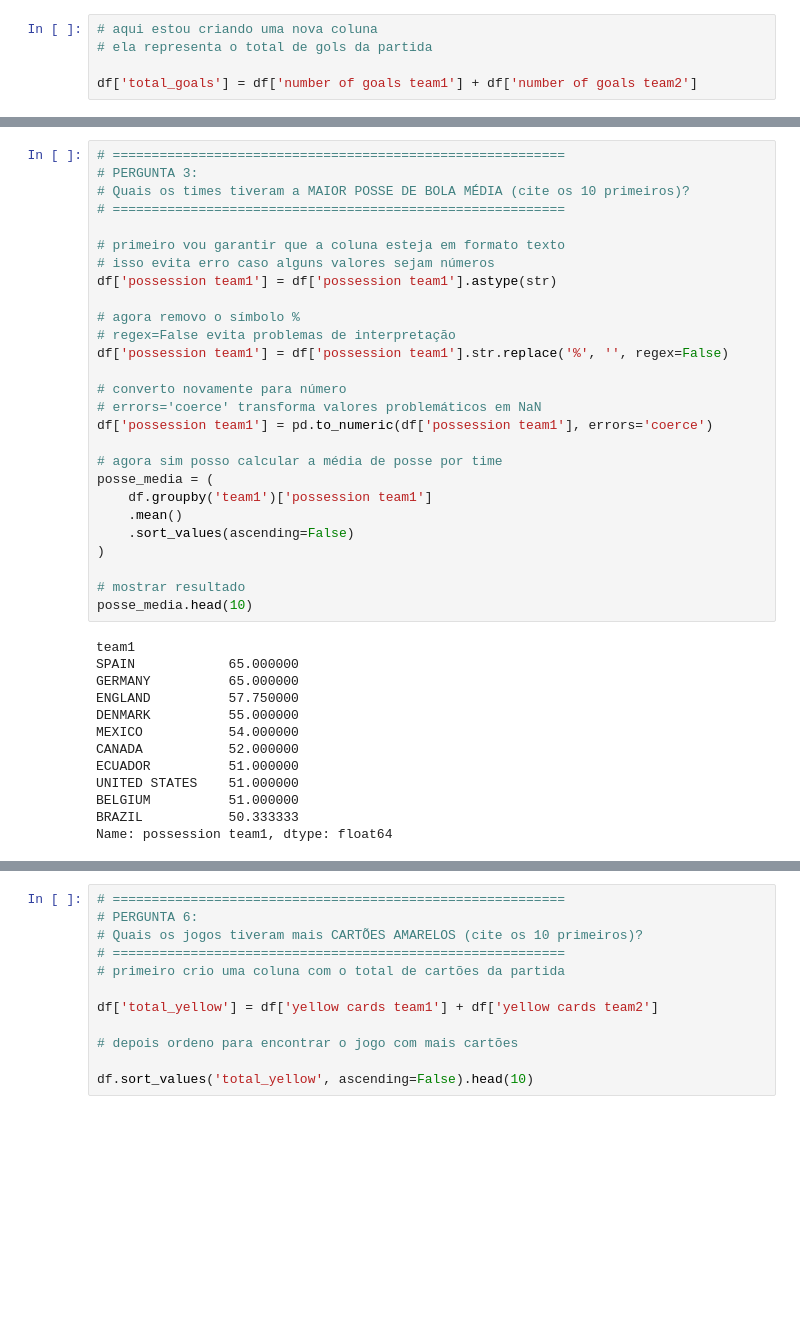
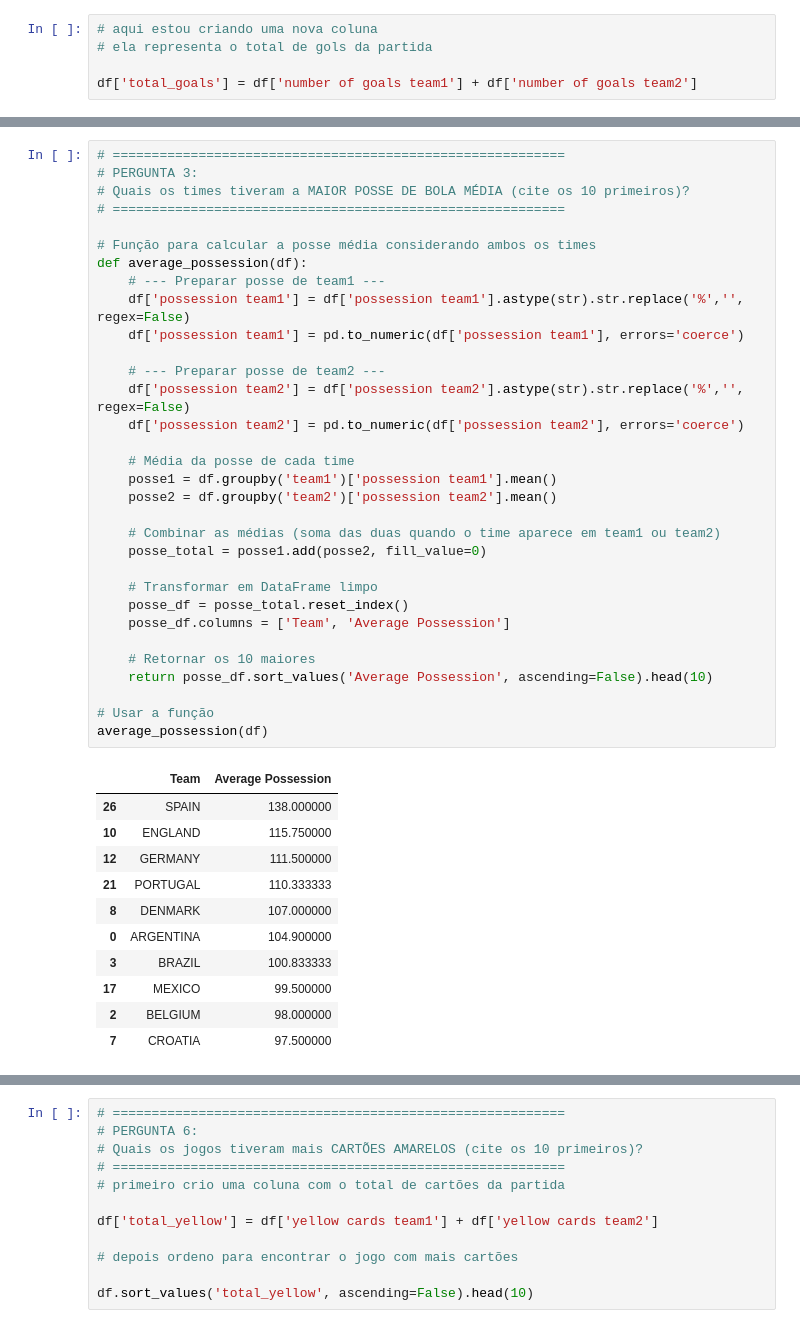
Before and after one commit to denisemasar/project, a Jupyter notebook: project.ipynb, the cells around one changed output, grey strips where cells are left out. Cells and saved outputs as stored; diff of their text form; blank space fills up the shorter version.

```diff
--- a/project.ipynb
+++ b/project.ipynb
@@ -246,43 +256,47 @@ df.sort_values('total_goals', ascending=False).head(10)
 # %%
 # ==========================================================
 # PERGUNTA 3:
 # Quais os times tiveram a MAIOR POSSE DE BOLA MÉDIA (cite os 10 primeiros)?
 # ==========================================================
 
-# primeiro vou garantir que a coluna esteja em formato texto
-# isso evita erro caso alguns valores sejam números
-df['possession team1'] = df['possession team1'].astype(str)
+# Função para calcular a posse média considerando ambos os times
+def average_possession(df):
+    # --- Preparar posse de team1 ---
+    df['possession team1'] = df['possession team1'].astype(str).str.replace('%','', regex=False)
+    df['possession team1'] = pd.to_numeric(df['possession team1'], errors='coerce')
 
-# agora removo o símbolo %
-# regex=False evita problemas de interpretação
-df['possession team1'] = df['possession team1'].str.replace('%', '', regex=False)
+    # --- Preparar posse de team2 ---
+    df['possession team2'] = df['possession team2'].astype(str).str.replace('%','', regex=False)
+    df['possession team2'] = pd.to_numeric(df['possession team2'], errors='coerce')
 
-# converto novamente para número
-# errors='coerce' transforma valores problemáticos em NaN
-df['possession team1'] = pd.to_numeric(df['possession team1'], errors='coerce')
+    # Média da posse de cada time
+    posse1 = df.groupby('team1')['possession team1'].mean()
+    posse2 = df.groupby('team2')['possession team2'].mean()
 
-# agora sim posso calcular a média de posse por time
-posse_media = (
-    df.groupby('team1')['possession team1']
-    .mean()
-    .sort_values(ascending=False)
-)
+    # Combinar as médias (soma das duas quando o time aparece em team1 ou team2)
+    posse_total = posse1.add(posse2, fill_value=0)
 
-# mostrar resultado
-posse_media.head(10)
+    # Transformar em DataFrame limpo
+    posse_df = posse_total.reset_index()
+    posse_df.columns = ['Team', 'Average Possession']
+
+    # Retornar os 10 maiores
+    return posse_df.sort_values('Average Possession', ascending=False).head(10)
+
+# Usar a função
+average_possession(df)
 # %% [output]
-team1
-SPAIN            65.000000
-GERMANY          65.000000
-ENGLAND          57.750000
-DENMARK          55.000000
-MEXICO           54.000000
-CANADA           52.000000
-ECUADOR          51.000000
-UNITED STATES    51.000000
-BELGIUM          51.000000
-BRAZIL           50.333333
-Name: possession team1, dtype: float64
+|  | Team | Average Possession |
+| 26 | SPAIN | 138.000000 |
+| 10 | ENGLAND | 115.750000 |
+| 12 | GERMANY | 111.500000 |
+| 21 | PORTUGAL | 110.333333 |
+| 8 | DENMARK | 107.000000 |
+| 0 | ARGENTINA | 104.900000 |
+| 3 | BRAZIL | 100.833333 |
+| 17 | MEXICO | 99.500000 |
+| 2 | BELGIUM | 98.000000 |
+| 7 | CROATIA | 97.500000 |
 # %%
 # ==========================================================
 # PERGUNTA 4:
```
Also changed, not shown: parts of 9 cells of this notebook, 1 other file.
